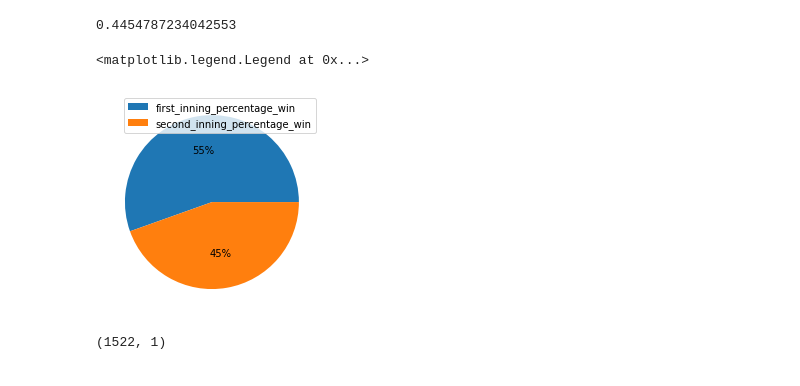
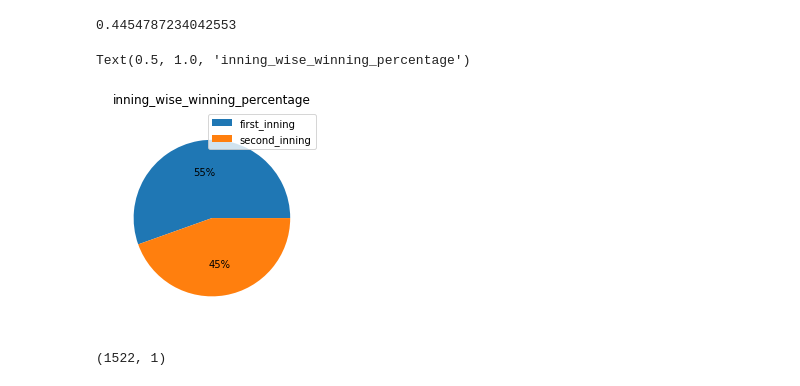
Before and after one commit to satyamgipu/Iplt20analysis, a Jupyter notebook: Copy_of_IPL_T20_Cricket_Analysis_Capstone_Project.ipynb, the cells around one changed output. Cells and saved outputs as stored; diff of their text form; code cells hidden in the pictures.

```diff
--- a/Copy_of_IPL_T20_Cricket_Analysis_Capstone_Project.ipynb
+++ b/Copy_of_IPL_T20_Cricket_Analysis_Capstone_Project.ipynb
@@ -123,11 +122,12 @@ second_inning_percentage_win
 0.5545212765957447
 0.4454787234042553
 # %%
-plt.pie([first_inning_percentage_win,second_inning_percentage_win],autopct='%1.0f%%')
-plt.legend(["first_inning_percentage_win","second_inning_percentage_win"])
+plt.pie([first_inning_percentage_win,second_inning_percentage_win],autopct='%1.0f%%',radius=0.9)
+plt.legend(["first_inning","second_inning"])
+plt.title("inning_wise_winning_percentage")
 # %% [output]
-<matplotlib.legend.Legend at 0x...>
+Text(0.5, 1.0, 'inning_wise_winning_percentage')
-[figure, old version]
+[figure, new version]
 # %%
 inning_wise_extra_runs=pd.DataFrame(deliveries.groupby(["match_id","inning"]).agg({"extra_runs":"sum"}))
 # %%
```
Also changed, not shown: parts of 35 cells of this notebook.
